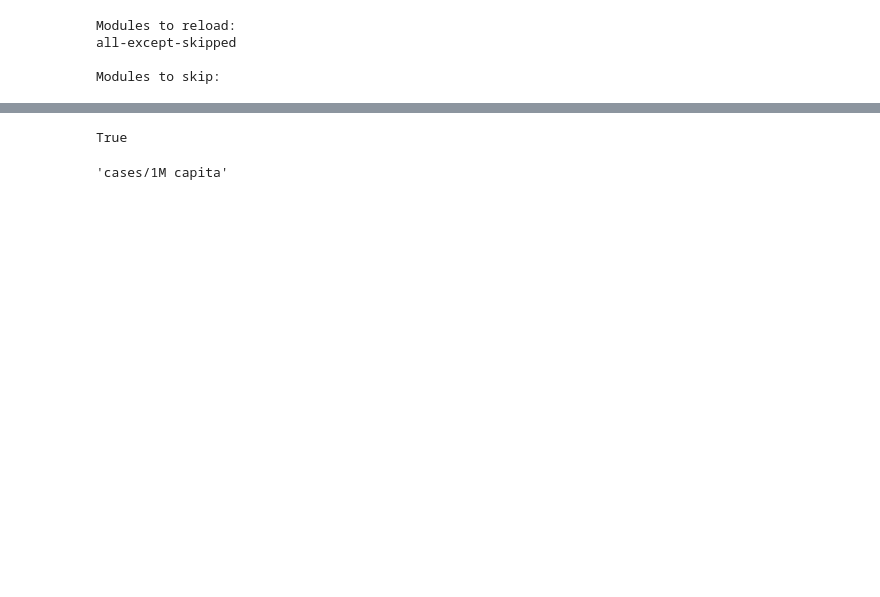
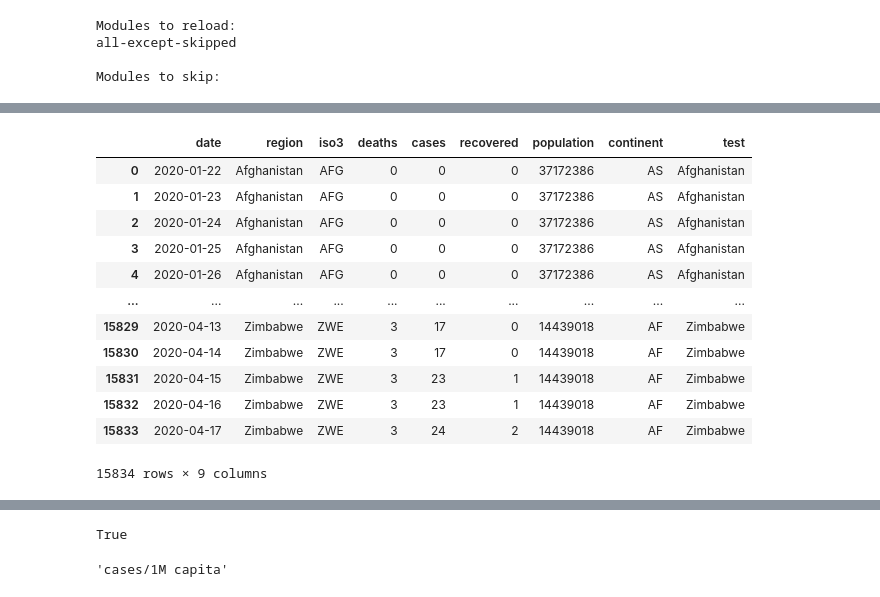
Before and after one commit to ditori1976/covid_app, a Jupyter notebook: Middleware.ipynb, the cells around one changed output, grey strips where cells are left out. Cells and saved outputs as stored; diff of their text form; code cells hidden in the pictures; blank space fills up the shorter version.

```diff
--- a/Middleware.ipynb
+++ b/Middleware.ipynb
@@ -30,0 +61,4 @@ data.latest_data
+# %%
+test = data.data.copy()
+# %%
+test = test.assign("test"=lambda x: x.region)
@@ -30,0 +67,16 @@ data.latest_data
+# %%
+test
+# %% [output]
+|  | date | region | iso3 | deaths | cases | recovered | population | continent | test |
+| 0 | 2020-01-22 | Afghanistan | AFG | 0 | 0 | 0 | 37172386 | AS | Afghanistan |
+| 1 | 2020-01-23 | Afghanistan | AFG | 0 | 0 | 0 | 37172386 | AS | Afghanistan |
+| 2 | 2020-01-24 | Afghanistan | AFG | 0 | 0 | 0 | 37172386 | AS | Afghanistan |
+| 3 | 2020-01-25 | Afghanistan | AFG | 0 | 0 | 0 | 37172386 | AS | Afghanistan |
+| 4 | 2020-01-26 | Afghanistan | AFG | 0 | 0 | 0 | 37172386 | AS | Afghanistan |
+| ... | ... | ... | ... | ... | ... | ... | ... | ... | ... |
+| 15829 | 2020-04-13 | Zimbabwe | ZWE | 3 | 17 | 0 | 14439018 | AF | Zimbabwe |
+| 15830 | 2020-04-14 | Zimbabwe | ZWE | 3 | 17 | 0 | 14439018 | AF | Zimbabwe |
+| 15831 | 2020-04-15 | Zimbabwe | ZWE | 3 | 23 | 1 | 14439018 | AF | Zimbabwe |
+| 15832 | 2020-04-16 | Zimbabwe | ZWE | 3 | 23 | 1 | 14439018 | AF | Zimbabwe |
+| 15833 | 2020-04-17 | Zimbabwe | ZWE | 3 | 24 | 2 | 14439018 | AF | Zimbabwe |
+15834 rows × 9 columns
```
Also changed, not shown: parts of 18 cells of this notebook, 3 other files.
